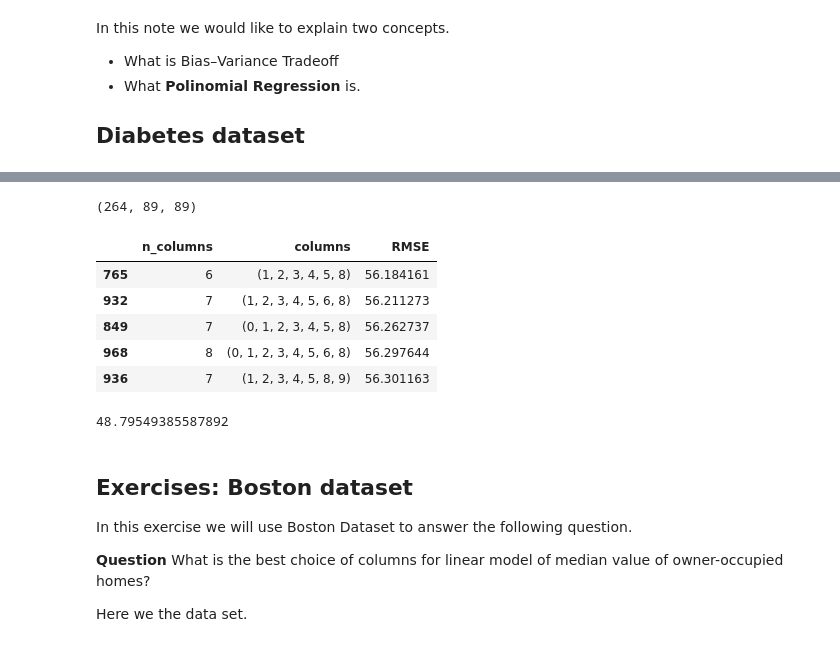
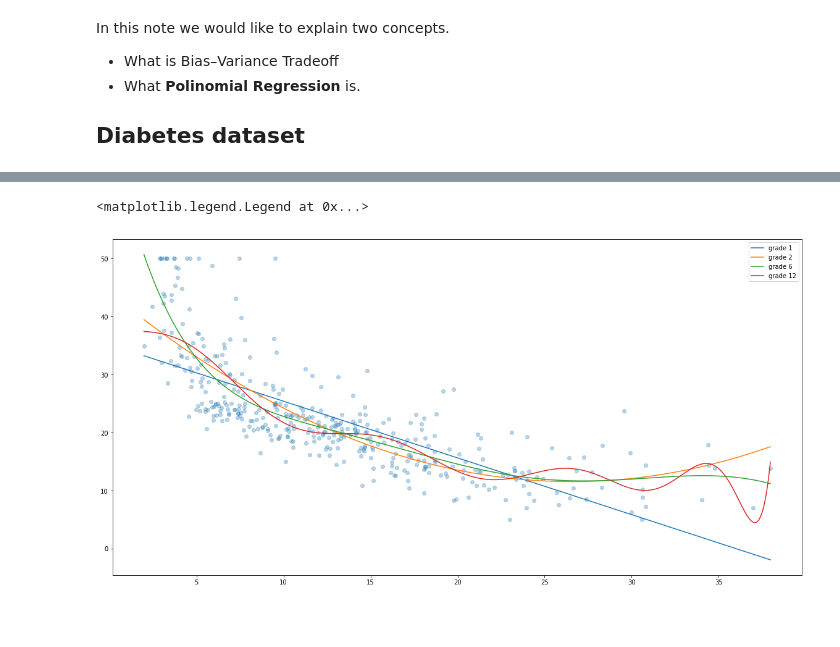
Before and after one commit to bartek-blog/bartek-blog.github.io, a Jupyter notebook: jupyter/2019-01-11-Bias-Variance-Tradeoff.ipynb, the cells around one changed output, grey strips where cells are left out. Saved outputs shown, nothing was run; the diff lists cells and outputs as text; code cells hidden in the pictures; blank space fills up the shorter version.

```diff
--- a/jupyter/2019-01-11-Bias-Variance-Tradeoff.ipynb
+++ b/jupyter/2019-01-11-Bias-Variance-Tradeoff.ipynb
@@ -119,3 +91,0 @@ reg2 = LinearRegression()
-# %%
-reg1.fit(X_train[:, [2]], y_train) # here we choose only second column
-reg2.fit(X_train, y_train)
@@ -192,5 +91,0 @@ So the best choice of columns are columns: `(1, 2, 3, 6, 8, 9)`. Let's see what
-# %%
-best_reg = LinearRegression()
-best_reg.fit(X_train[:, (1, 2, 3, 6, 8, 9)], y_train)
-y_test_hat = best_reg.predict(X_test[:, (1, 2, 3, 6, 8, 9)])
-plt.scatter(y_test, y_test-y_test_hat, alpha = 0.3)
@@ -234,42 +91,0 @@ However, as we have said before we have also another kind of parameters that are
-# %%
-# 1. Prepare data.
-X = diabetes.data
-y = diabetes.target
-# 2. Split data into train,  dev and test.
-X_train_val, X_test, y_train_val, y_test = train_test_split(X, y, random_state=666, test_size=0.2)
-X_train, X_val, y_train, y_val = train_test_split(X_train_val, y_train_val, random_state=667, test_size=0.25)
-# %%
-len(y_train), len(y_val), len(y_test)
-# %% [output]
-(264, 89, 89)
-# %%
-# 3. Build models, fit them to train dataset and evaluate on dev dataset.
-
-performance = get_performance_on_combinations_of_columns(X_train, X_val, y_val)
-performance.sort_values("RMSE").head()
-# %% [output]
-|  | n_columns | columns | RMSE |
-| 765 | 6 | (1, 2, 3, 4, 5, 8) | 56.184161 |
-| 932 | 7 | (1, 2, 3, 4, 5, 6, 8) | 56.211273 |
-| 849 | 7 | (0, 1, 2, 3, 4, 5, 8) | 56.262737 |
-| 968 | 8 | (0, 1, 2, 3, 4, 5, 6, 8) | 56.297644 |
-| 936 | 7 | (1, 2, 3, 4, 5, 8, 9) | 56.301163 |
-# %%
-# 4. Choose the hyperparameters of the model that performs best on dev.
-best_columns = (1, 2, 3, 4, 5, 8)
-
-# 5. Build and fit the model with these hyperparameters to both train and dev datasets.
-c = LinearRegression()
-best_reg.fit(X_train[:, best_columns], y_train)
-y_test_hat = best_reg.predict(X_test[:, best_columns])
-np.sqrt(mean_squared_error(y_test, y_test_hat))
-# %% [output]
-48.79549385587892
-# %% [markdown]
-## Exercises: Boston dataset
-
-In this exercise we will use Boston Dataset to answer the following question.
-
-__Question__ What is the best choice of columns for linear model of median value of owner-occupied homes?
-
-Here we the data set.
@@ -278,0 +92,14 @@ boston = load_boston()
+# %%
+minx, maxx = min(X_train[:, 0]), max(X_train[:, 0])
+xs = np.expand_dims(np.linspace(minx, maxx, num=1000), axis=1)
+Xs = np.concatenate([xs**i for i in range(1, MAX_DEG+1)], axis=1)
+
+plt.scatter(X_train[:, 0], y_train, alpha=0.3)
+
+for i in [0, 1, 5, 11]:
+    ys = regs[i].predict(Xs[:, list(range(i+1))])
+    plt.plot(xs, ys, alpha=1, label="grade " + str(i+1))
+plt.legend()
+# %% [output]
+<matplotlib.legend.Legend at 0x...>
+[figure, added]
```
Also changed, not shown: parts of 38 cells of this notebook, 32 other files.
